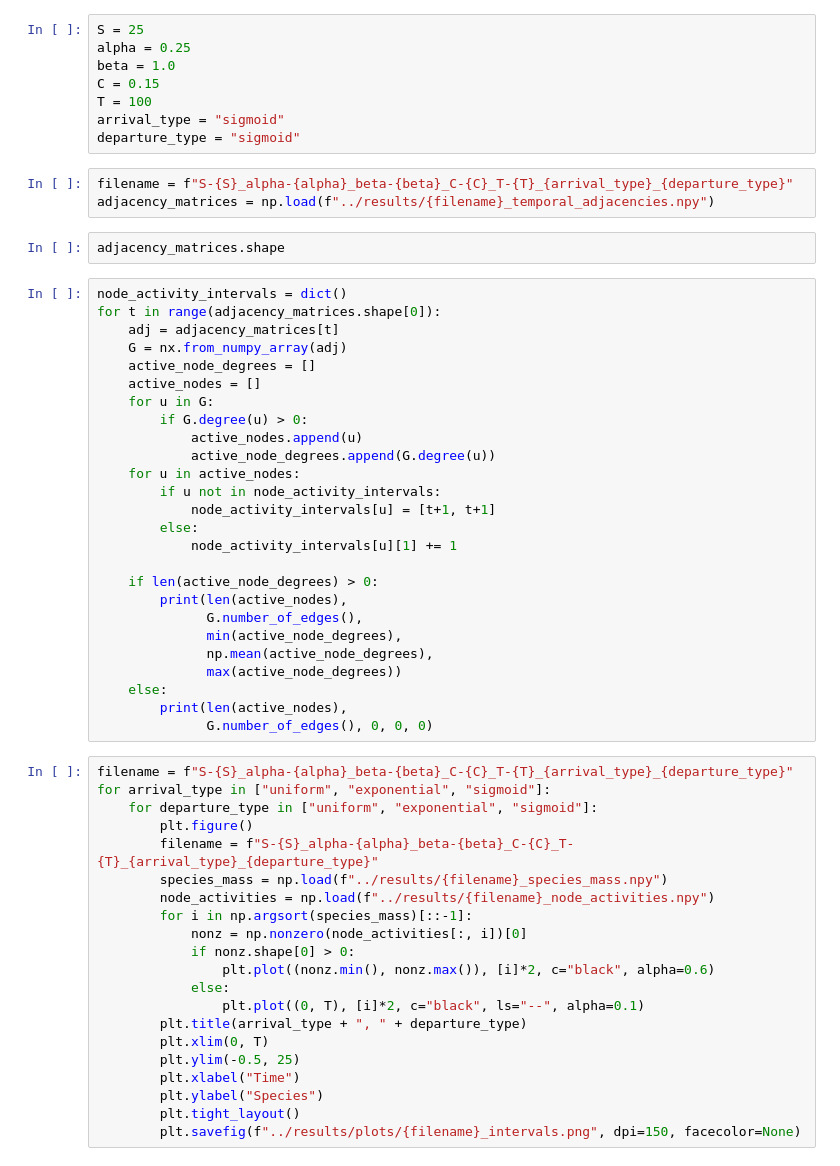
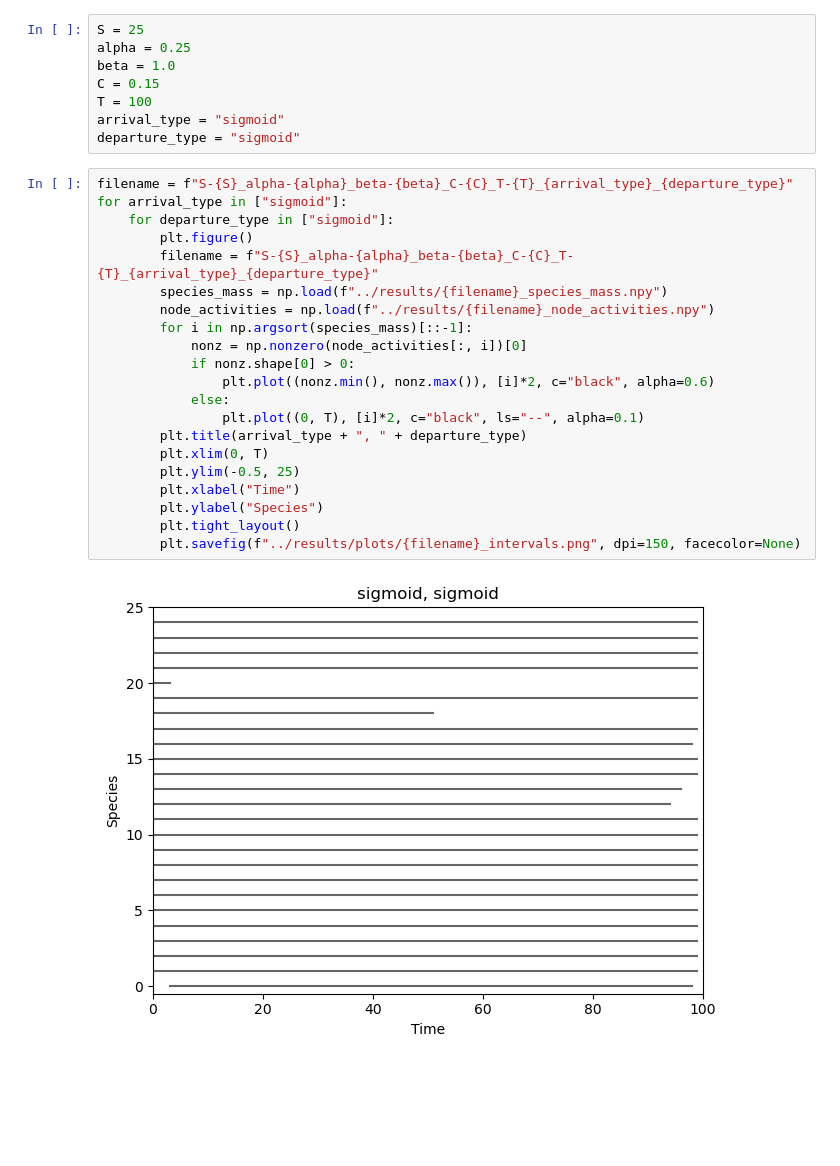
Before and after one commit to tlarock/temporal-ecology, a Jupyter notebook: notebooks/network_analysis.ipynb, the cells around one changed output. Saved outputs shown, nothing was run; the diff lists cells and outputs as text; blank space fills up the shorter version.

```diff
--- a/notebooks/network_analysis.ipynb
+++ b/notebooks/network_analysis.ipynb
@@ -12,56 +12,27 @@ C = 0.15
 T = 100
 arrival_type = "sigmoid"
 departure_type = "sigmoid"
-# %%
-filename = f"S-{S}_alpha-{alpha}_beta-{beta}_C-{C}_T-{T}_{arrival_type}_{departure_type}"
-adjacency_matrices = np.load(f"../results/{filename}_temporal_adjacencies.npy")
-# %%
-adjacency_matrices.shape
-# %%
-node_activity_intervals = dict()
-for t in range(adjacency_matrices.shape[0]):
-    adj = adjacency_matrices[t]
-    G = nx.from_numpy_array(adj)
-    active_node_degrees = []
-    active_nodes = []
-    for u in G:
-        if G.degree(u) > 0:
-            active_nodes.append(u)
-            active_node_degrees.append(G.degree(u))
-    for u in active_nodes:
-        if u not in node_activity_intervals:
-            node_activity_intervals[u] = [t+1, t+1]
-        else:
-            node_activity_intervals[u][1] += 1
-
-    if len(active_node_degrees) > 0:
-        print(len(active_nodes),
-              G.number_of_edges(),
-              min(active_node_degrees),
-              np.mean(active_node_degrees),
-              max(active_node_degrees))
-    else:
-        print(len(active_nodes),
-              G.number_of_edges(), 0, 0, 0)
 # %%
 filename = f"S-{S}_alpha-{alpha}_beta-{beta}_C-{C}_T-{T}_{arrival_type}_{departure_type}"
-for arrival_type in ["uniform", "exponential", "sigmoid"]:
-    for departure_type in ["uniform", "exponential", "sigmoid"]:
+for arrival_type in ["sigmoid"]:
+    for departure_type in ["sigmoid"]:
         plt.figure()
         filename = f"S-{S}_alpha-{alpha}_beta-{beta}_C-{C}_T-{T}_{arrival_type}_{departure_type}"
         species_mass = np.load(f"../results/{filename}_species_mass.npy")
         node_activities = np.load(f"../results/{filename}_node_activities.npy")
         for i in np.argsort(species_mass)[::-1]:
             nonz = np.nonzero(node_activities[:, i])[0]
             if nonz.shape[0] > 0:
                 plt.plot((nonz.min(), nonz.max()), [i]*2, c="black", alpha=0.6)
             else:
                 plt.plot((0, T), [i]*2, c="black", ls="--", alpha=0.1)
         plt.title(arrival_type + ", " + departure_type)
         plt.xlim(0, T)
         plt.ylim(-0.5, 25)
         plt.xlabel("Time")
         plt.ylabel("Species")
         plt.tight_layout()
         plt.savefig(f"../results/plots/{filename}_intervals.png", dpi=150, facecolor=None)
+# %% [output]
+[figure, added]
 # %%
```
Also changed, not shown: parts of 2 cells of this notebook, 1 other file.
